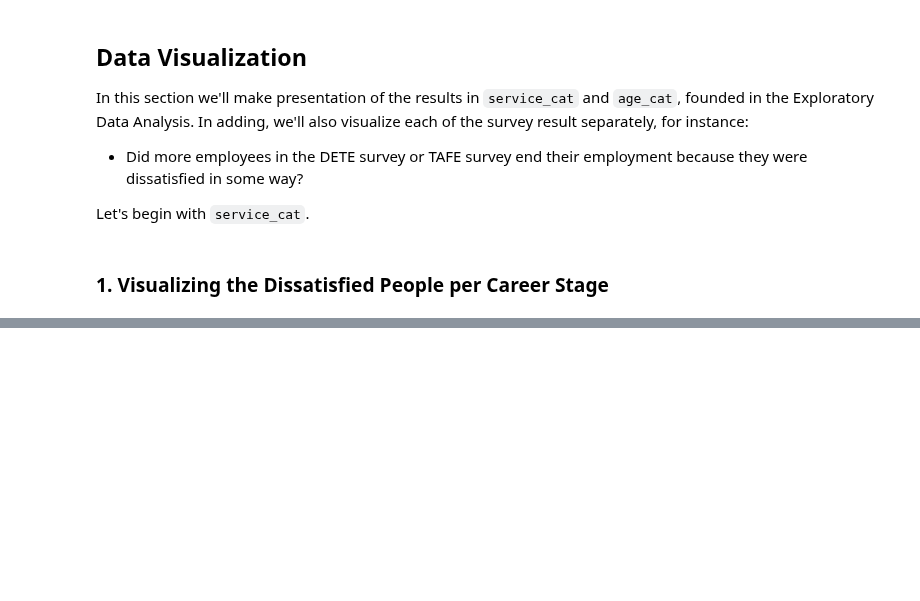
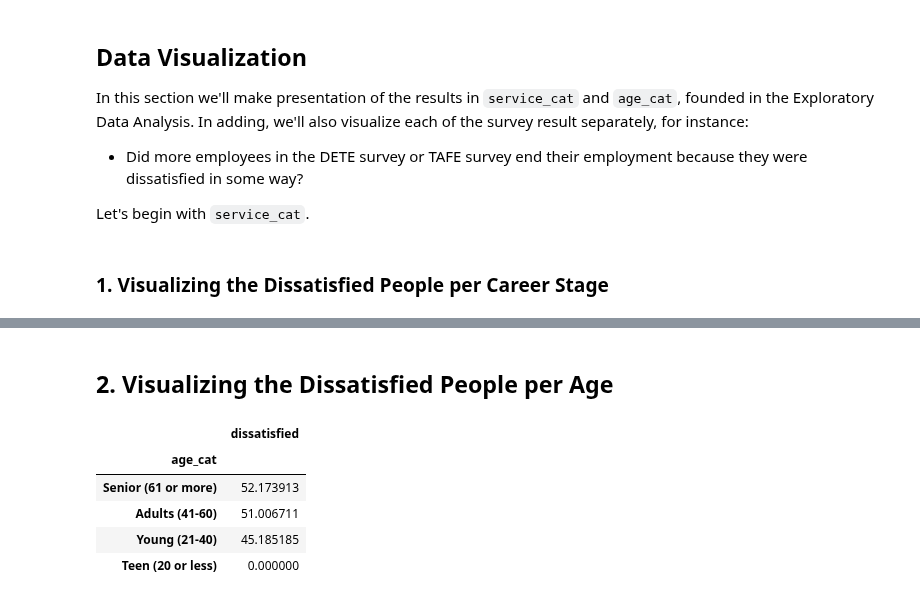
Before and after one commit to MuhammadAwon/datascience-projects, a Jupyter notebook: Projects/clean-and-analyze-employee-exit-surveys/clean-and-analyze-employee-exit-surveys.ipynb, the cells around one changed output, grey strips where cells are left out. Drawn from its saved outputs; the diff is of its cells as text; code cells hidden in the pictures; blank space fills up the shorter version.

Commit message:
update clean and analyze employee exit surveys

```diff
--- a/Projects/clean-and-analyze-employee-exit-surveys/clean-and-analyze-employee-exit-surveys.ipynb
+++ b/Projects/clean-and-analyze-employee-exit-surveys/clean-and-analyze-employee-exit-surveys.ipynb
@@ -1423 +1420,15 @@ plt.style.use('fivethirtyeight')
+# %%
+# Create dataframe of dete institute
+dete_institute = combined_updated2[combined_updated2['institute']=='DETE']
+# Find percentage of the dissatisfied employees based on the service categories
+pv_dete_institute_serv = dete_institute.pivot_table(index='service_cat', values='dissatisfied').sort_values(by='dissatisfied', ascending=False)
+# Sort the values of 'dissatisfied' column in descending order
+pv_dete_institute_serv = pv_dete_institute_serv.sort_values(by='dissatisfied', ascending=False)*100
+
+# Create dataframe of tafe institute
+tafe_institute = combined_updated2[combined_updated2['institute']=='TAFE']
+# Find percentage of the dissatisfied employees based on the service categories
+pv_tafe_institute_serv = tafe_institute.pivot_table(index='service_cat', values='dissatisfied').sort_values(by='dissatisfied', ascending=False)
+# Sort the values of 'dissatisfied' column in descending order
+pv_tafe_institute_serv = pv_tafe_institute_serv.sort_values(by='dissatisfied', ascending=False)*100
 # %%
@@ -1430,0 +1554,2 @@ plt.show()
+# %% [markdown]
+## 2. Visualizing the Dissatisfied People per Age
@@ -1430,0 +1558,25 @@ plt.show()
+# %%
+# # Create dataframe of dete institute
+# dete_institute = combined_updated2[combined_updated2['institute']=='DETE']
+
+# Find percentage of the dissatisfied employees based on the age categories
+pv_dete_institute_age = dete_institute.pivot_table(index='age_cat', values='dissatisfied').sort_values(by='dissatisfied', ascending=False)
+# Sort the values of 'dissatisfied' column in descending order
+pv_dete_institute_age = pv_dete_institute_age.sort_values(by='dissatisfied', ascending=False)*100
+
+# # Create dataframe of tafe institute
+# tafe_institute = combined_updated2[combined_updated2['institute']=='TAFE']
+
+# Find percentage of the dissatisfied employees based on the service categories
+pv_tafe_institute_age = tafe_institute.pivot_table(index='age_cat', values='dissatisfied').sort_values(by='dissatisfied', ascending=False)
+# Sort the values of 'dissatisfied' column in descending order
+pv_tafe_institute_age = pv_tafe_institute_age.sort_values(by='dissatisfied', ascending=False)*100
+# %%
+pv_dete_institute_age
+# %% [output]
+|  | dissatisfied |
+| age_cat |  |
+| Senior (61 or more) | 52.173913 |
+| Adults (41-60) | 51.006711 |
+| Young (21-40) | 45.185185 |
+| Teen (20 or less) | 0.000000 |
```
Also changed, not shown: parts of 5 cells of this notebook.
